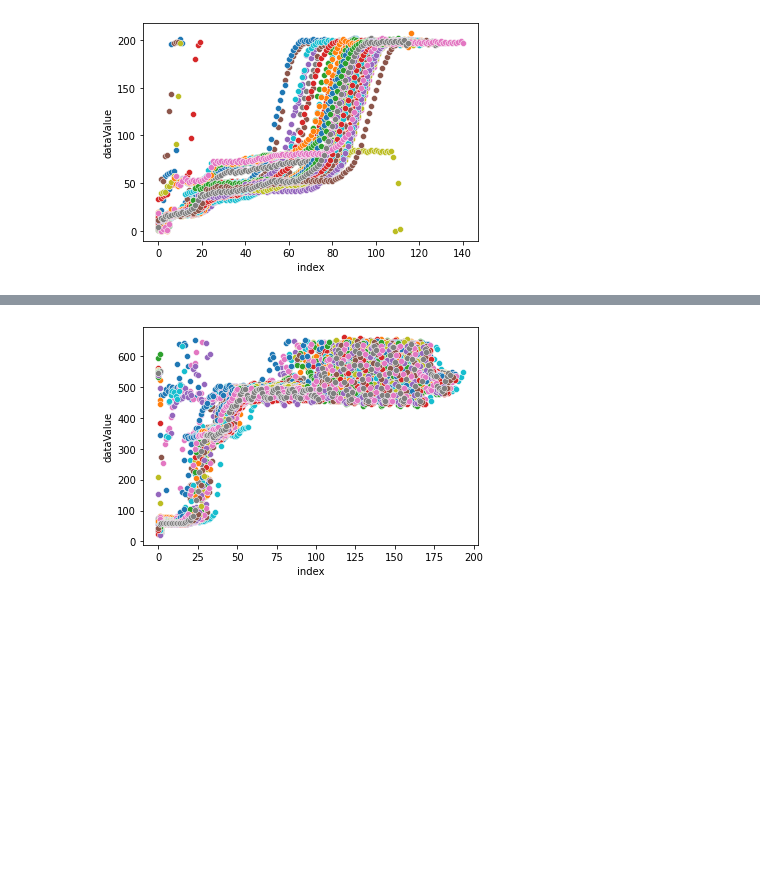
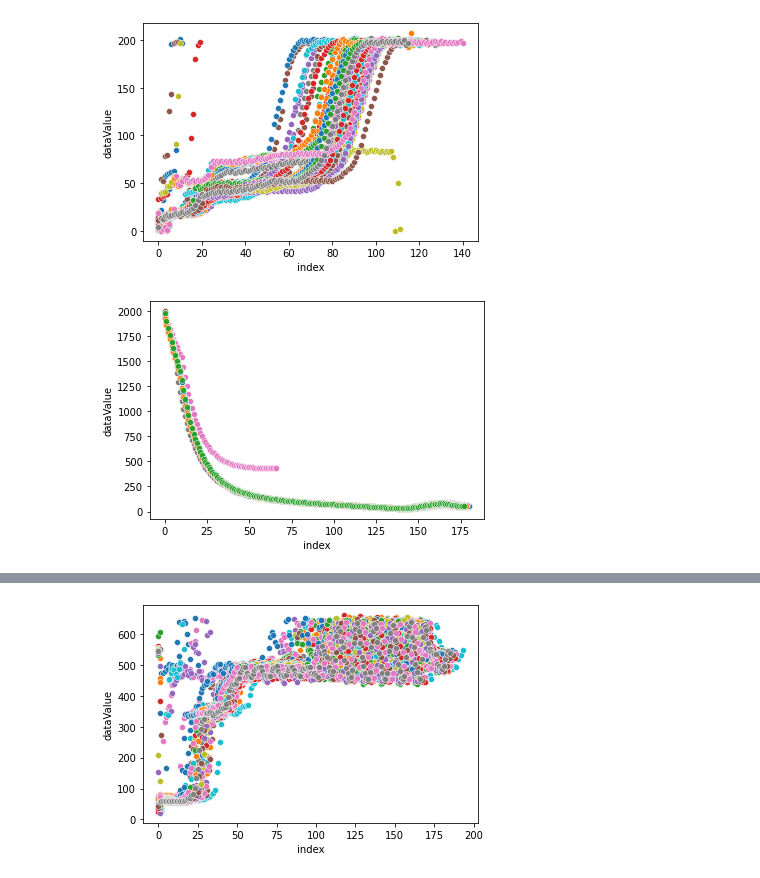
Before and after one commit to alixtc/Renault, a Jupyter notebook: notebooks/Anomaly detection.ipynb, the cells around one changed output, grey strips where cells are left out. Cells and saved outputs as stored; diff of their text form; code cells hidden in the pictures; blank space fills up the shorter version.

```diff
--- a/notebooks/Anomaly detection.ipynb
+++ b/notebooks/Anomaly detection.ipynb
@@ -93,3 +86,8 @@ for num in df.pji.unique():
     plot_selective_fluid(df,num, 'RMFluid', 'ActLoadingPressure')
 # %% [output]
 [figure]
+# %%
+for num in df.pji.unique():
+    plot_selective_fluid(df,num, 'RMFluid', 'ActVacuum')
+# %% [output]
+[figure, added]
```
Also changed, not shown: parts of 47 cells of this notebook.
